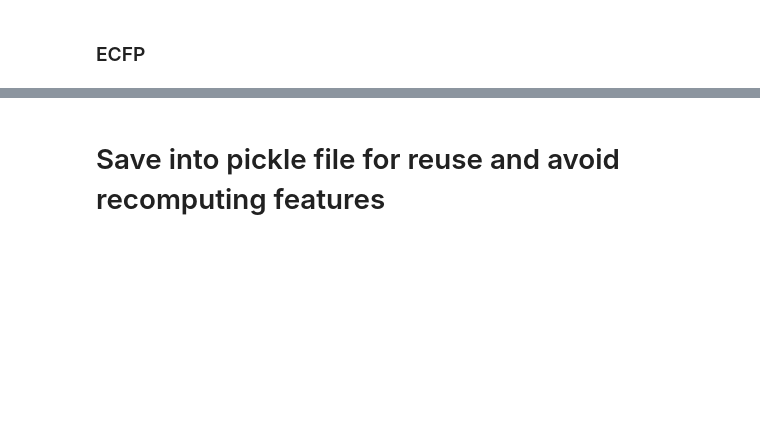
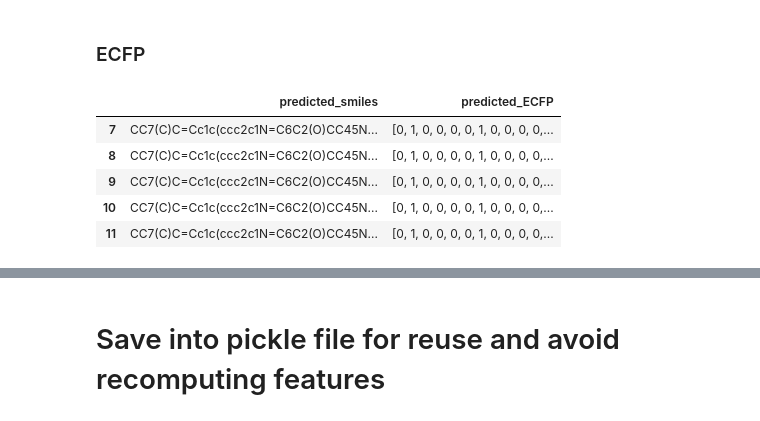
Before and after one commit to davidkubanek/biohack, a Jupyter notebook: scripts/1_feature_extraction.ipynb, the cells around one changed output, grey strips where cells are left out. Saved outputs shown, nothing was run; the diff lists cells and outputs as text; code cells hidden in the pictures; blank space fills up the shorter version.

```diff
--- a/scripts/1_feature_extraction.ipynb
+++ b/scripts/1_feature_extraction.ipynb
@@ -241,3 +261,12 @@ df['predicted_mol'] = df['predicted_smiles'].apply(Chem.MolFromSmiles)
 fpgen = AllChem.GetMorganGenerator(radius=2)
 df['ground_truth_ECFP'] = df['ground_truth_mol'].apply(lambda x: fpgen.GetFingerprint(x))
 df['predicted_ECFP'] = df['predicted_mol'].apply(lambda x: fpgen.GetFingerprint(x))
+# %%
+df[['predicted_smiles', 'predicted_ECFP']].head()
+# %% [output]
+|  | predicted_smiles | predicted_ECFP |
+| 7 | CC7(C)C=Cc1c(ccc2c1N=C6C2(O)CC45N... | [0, 1, 0, 0, 0, 0, 1, 0, 0, 0, 0,... |
+| 8 | CC7(C)C=Cc1c(ccc2c1N=C6C2(O)CC45N... | [0, 1, 0, 0, 0, 0, 1, 0, 0, 0, 0,... |
+| 9 | CC7(C)C=Cc1c(ccc2c1N=C6C2(O)CC45N... | [0, 1, 0, 0, 0, 0, 1, 0, 0, 0, 0,... |
+| 10 | CC7(C)C=Cc1c(ccc2c1N=C6C2(O)CC45N... | [0, 1, 0, 0, 0, 0, 1, 0, 0, 0, 0,... |
+| 11 | CC7(C)C=Cc1c(ccc2c1N=C6C2(O)CC45N... | [0, 1, 0, 0, 0, 0, 1, 0, 0, 0, 0,... |
```
Also changed, not shown: parts of 10 cells of this notebook, 6 other files.
